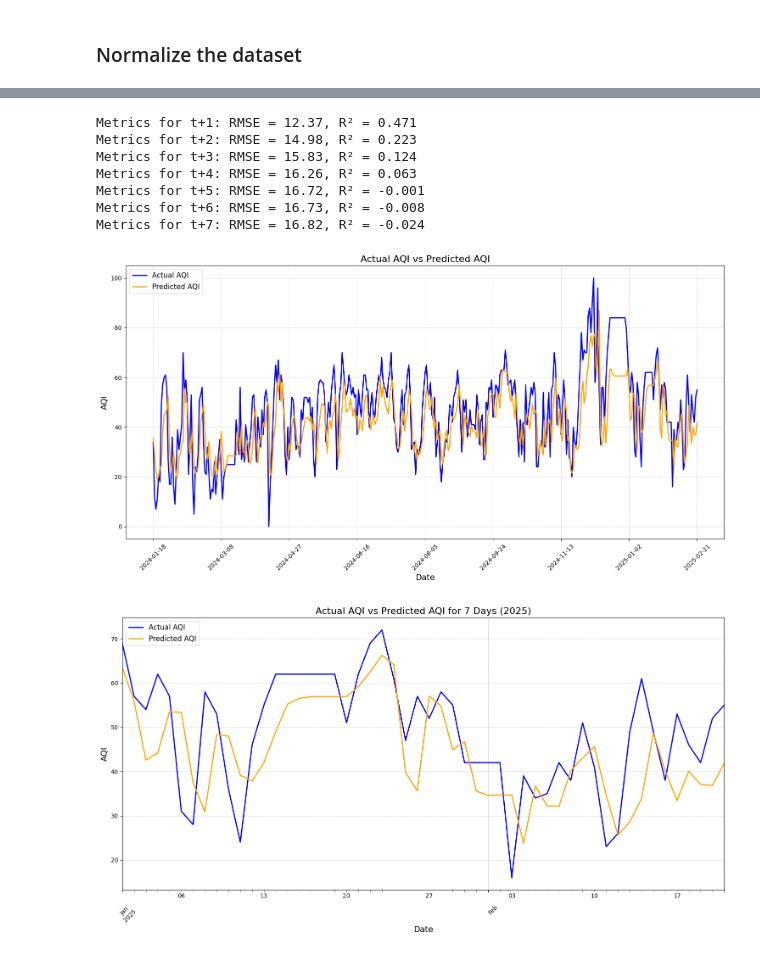
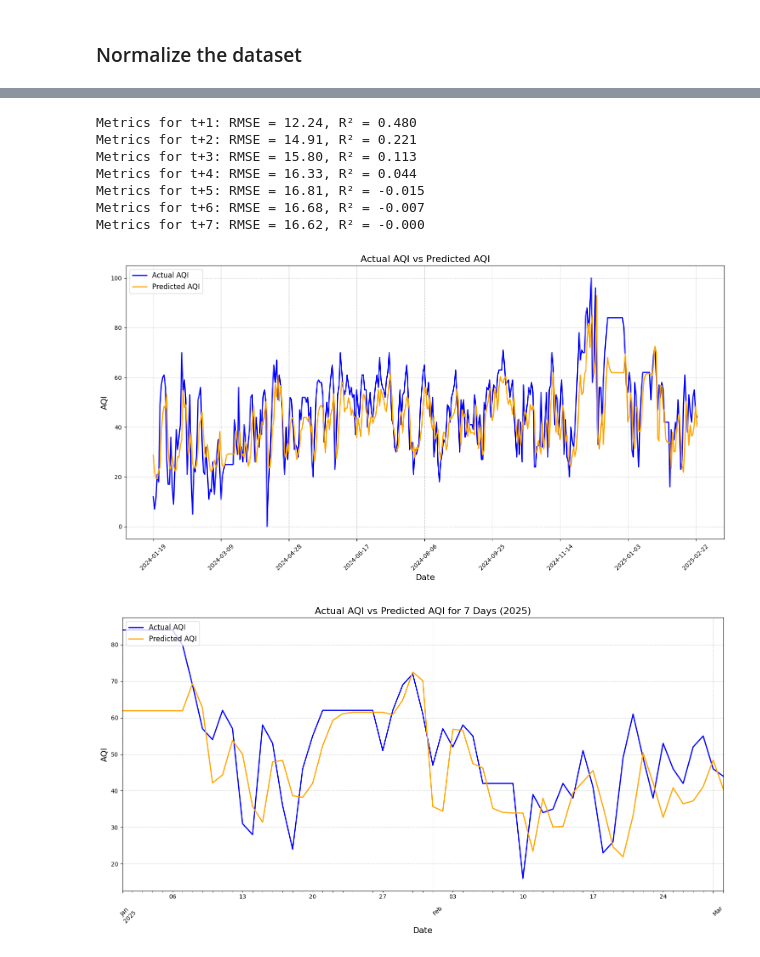
Before and after one commit to prathik-bot/aqiprediction, a Jupyter notebook: aqiprediction/LSTM Direct Prediction.ipynb, the cells around one changed output, grey strips where cells are left out. Drawn from its saved outputs; the diff is of its cells as text; code cells hidden in the pictures.

Commit message:
Model code as of March 2nd update

```diff
--- a/aqiprediction/LSTM Direct Prediction.ipynb
+++ b/aqiprediction/LSTM Direct Prediction.ipynb
@@ -285,25 +285,25 @@ Final Validation Loss: 0.0075
 # %%
+predictions = model.predict(X_test, verbose=1)
+predicted_df = pd.DataFrame(predictions, columns=[f"pred_aqi_t+{i+1}" for i in range(predictions.shape[1])])
+actual_df = pd.DataFrame(y_test, columns=[f"actual_aqi_t+{i+1}" for i in range(y_test.shape[1])])
+results_df = pd.concat([predicted_df, actual_df.reset_index(drop=True)], axis=1)
+
+results_df = results_df * (maximum[0] - minimum[0]) + minimum[0]
+results_df.index = df[-1*len(X_test):].copy().index
+results_df = results_df.round(2)
+final_result = results_df.copy()
+results_df = results_df.dropna()
+final_result.tail()
+#code without actauls
 # predictions = model.predict(X_test, verbose=1)
 # predicted_df = pd.DataFrame(predictions, columns=[f"pred_aqi_t+{i+1}" for i in range(predictions.shape[1])])
-# actual_df = pd.DataFrame(y_test, columns=[f"actual_aqi_t+{i+1}" for i in range(y_test.shape[1])])
-# results_df = pd.concat([predicted_df, actual_df.reset_index(drop=True)], axis=1)
-
+# results_df = predicted_df
 # results_df = results_df * (maximum[0] - minimum[0]) + minimum[0]
-# results_df.index = df[-1*len(X_test):].copy().index
+# results_df.index = df[-len(X_test):].copy().index
 # results_df = results_df.round(2)
 # final_result = results_df.copy()
 # results_df = results_df.dropna()
 # final_result.tail()
-#code without actauls
-predictions = model.predict(X_test, verbose=1)
-predicted_df = pd.DataFrame(predictions, columns=[f"pred_aqi_t+{i+1}" for i in range(predictions.shape[1])])
-results_df = predicted_df
-results_df = results_df * (maximum[0] - minimum[0]) + minimum[0]
-results_df.index = df[-len(X_test):].copy().index
-results_df = results_df.round(2)
-final_result = results_df.copy()
-results_df = results_df.dropna()
-final_result.tail()
 
 
 #final_result_tail = final_result.tail()  # Define the tail of final_result
@@ -347,13 +347,13 @@ metrics = calculate_metrics_from_df(results_df, steps=steps)
 for step, values in metrics.items():
     print(f"Metrics for {step}: RMSE = {values['RMSE']:.2f}, R² = {values['R2']:.3f}")
 # %% [output]
-Metrics for t+1: RMSE = 12.37, R² = 0.471
-Metrics for t+2: RMSE = 14.98, R² = 0.223
-Metrics for t+3: RMSE = 15.83, R² = 0.124
-Metrics for t+4: RMSE = 16.26, R² = 0.063
-Metrics for t+5: RMSE = 16.72, R² = -0.001
-Metrics for t+6: RMSE = 16.73, R² = -0.008
-Metrics for t+7: RMSE = 16.82, R² = -0.024
+Metrics for t+1: RMSE = 12.24, R² = 0.480
+Metrics for t+2: RMSE = 14.91, R² = 0.221
+Metrics for t+3: RMSE = 15.80, R² = 0.113
+Metrics for t+4: RMSE = 16.33, R² = 0.044
+Metrics for t+5: RMSE = 16.81, R² = -0.015
+Metrics for t+6: RMSE = 16.68, R² = -0.007
+Metrics for t+7: RMSE = 16.62, R² = -0.000
 # %%
 plt.figure(figsize=(15, 8))  # Set figure size
 ax = plt.gca()  # Get the current axis
@@ -372,37 +372,38 @@ plt.xticks(rotation=45)
 ax.grid(True, linestyle='--', alpha=0.6)
 plt.tight_layout()
 plt.show()
+results_df.index = df.index[-len(results_df):]  # Align with actual available data
 # %% [output]
-[figure, old version]
+[figure, new version]
 # %%
 # Ensure the index is a DateTimeIndex
 results_df.index = pd.to_datetime(results_df.index)
 
 # Filter data from 2024 onward
-results_2024 = results_df[results_df.index.year >= 2025]
+results_2025 = results_df[results_df.index.year >= 2025]
 
 # Plot Actual vs Predicted AQI from 2024 onward
 plt.figure(figsize=(15, 8))  # Set figure size
 ax = plt.gca()  # Get the current axis
 
 # Plot the actual and predicted AQI values
-results_2024['actual_aqi_t+1'].plot(ax=ax, label="Actual AQI", linestyle='-', linewidth=2, color='blue')
-results_2024['pred_aqi_t+1'].plot(ax=ax, label="Predicted AQI", linestyle='-', linewidth=2, color='orange')
+results_2025['actual_aqi_t+1'].plot(ax=ax, label="Actual AQI", linestyle='-', linewidth=2, color='blue')
+results_2025['pred_aqi_t+1'].plot(ax=ax, label="Predicted AQI", linestyle='-', linewidth=2, color='orange')
 
 # Titles and labels
 ax.set_title("Actual AQI vs Predicted AQI for 7 Days (2025)", fontsize=16)
 ax.set_xlabel("Date", fontsize=14)
 ax.set_ylabel("AQI", fontsize=14)
 
 # Add legend and format x-axis
 ax.legend(loc="upper left", fontsize=12)
 plt.xticks(rotation=45)
 
 # Add grid
 ax.grid(True, linestyle='--', alpha=0.6)
 
 # Show the plot
 plt.tight_layout()
 plt.show()
 # %% [output]
-[figure, old version]
+[figure, new version]
```
Also changed, not shown: parts of 12 cells of this notebook, 47 other files.
